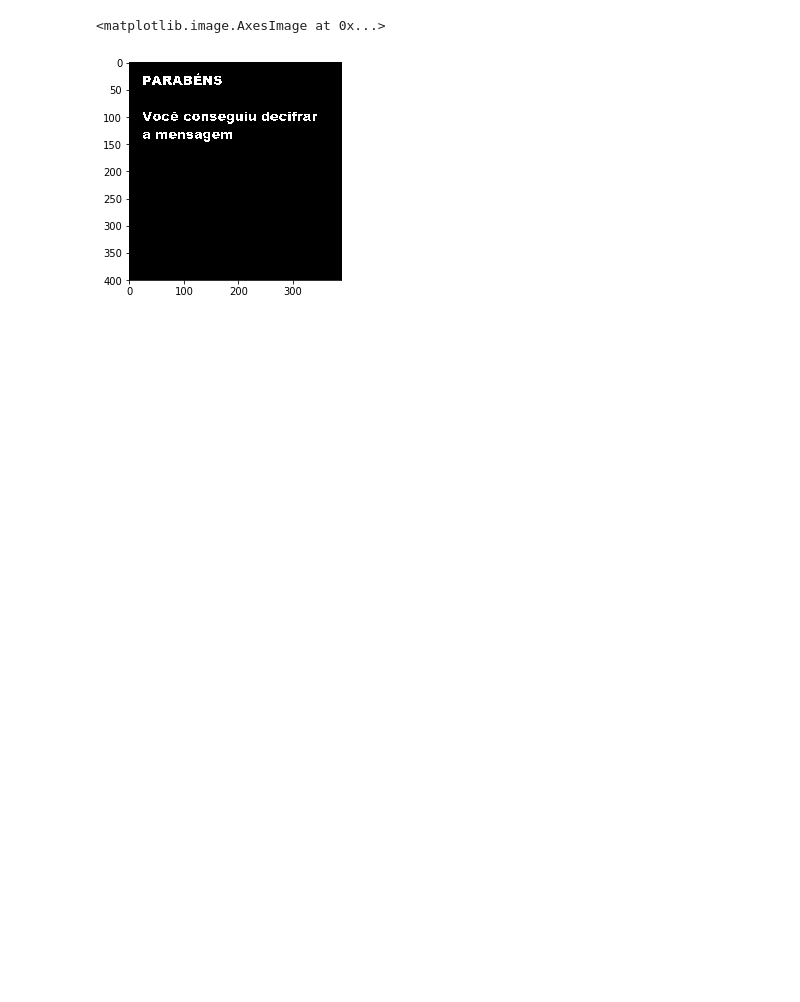
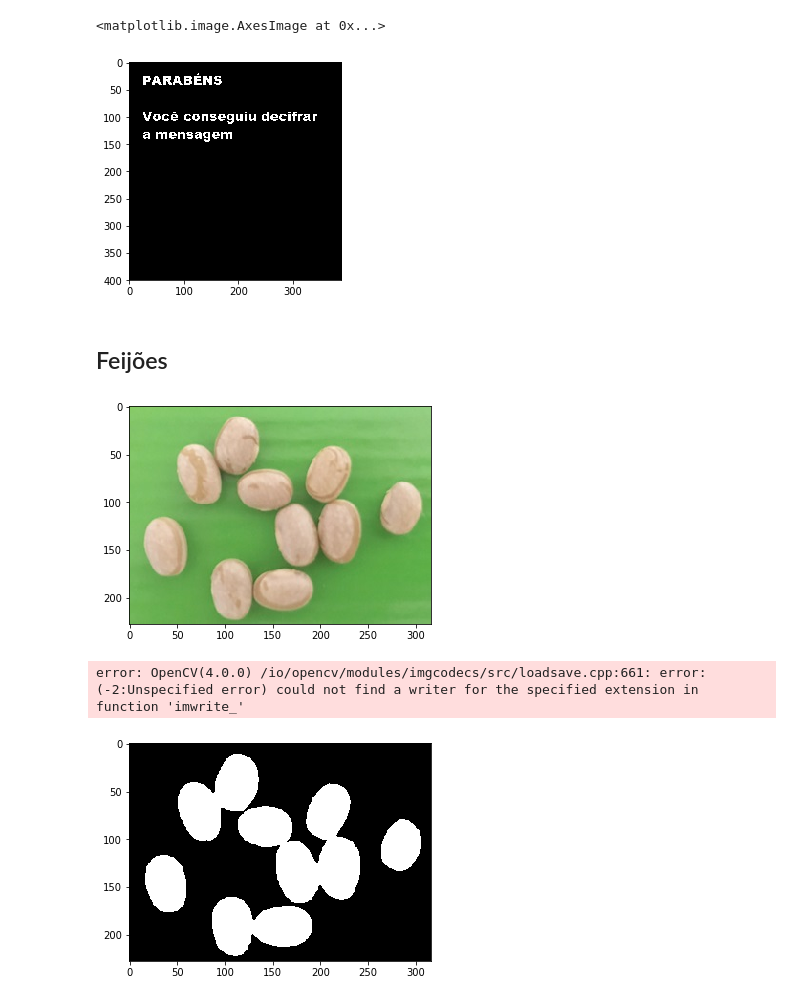
Before and after one commit to lugope/visao, a Jupyter notebook: atividade_aula6/O_codigo_lena.ipynb, the cells around one changed output. Saved outputs shown, nothing was run; the diff lists cells and outputs as text; code cells hidden in the pictures; blank space fills up the shorter version.

Commit message:
Começando atividade de contar e colorir feijões da aula6.

```diff
--- a/atividade_aula6/O_codigo_lena.ipynb
+++ b/atividade_aula6/O_codigo_lena.ipynb
@@ -20,3 +21,37 @@ plt.imshow(img)
 # %% [output]
 <matplotlib.image.AxesImage at 0x...>
 [figure]
+# %% [markdown]
+## Feijões
+# %%
+import cv2
+import numpy as np
+import matplotlib.pyplot as plt
+
+img = cv2.imread('feijao.jpg')
+qntLinhas, qntColunas, c = img.shape
+
+B = img[:,:,0]
+G = img[:,:,1]
+R = img[:,:,2]
+
+imgTratada = np.zeros((qntLinhas, qntColunas), dtype=int)+255 #criando uma imagem toda branca (todos os pixels com valores = 255)
+# %%
+# Tratando a imagem para tranformar em uma imagem binária que separa o fundo dos feijoes
+for i in range(qntLinhas):
+    for j in range(qntColunas):
+        # Se o pixel é predominantemente verde, ele é pixel de fundo
+        if(G[i,j]>R[i,j] and G[i,j]>B[i,j]):
+            imgTratada[i,j] = 0
+
+# Mostra o antes e depois
+plt.imshow(img[:,:,::-1])
+plt.show()
+plt.imshow(imgTratada)
+
+# Salva nossa imagem binária
+cv2.imwrite('img_binaria', imgTratada)
+# %% [output]
+[figure, added]
+error: OpenCV(4.0.0) /io/opencv/modules/imgcodecs/src/loadsave.cpp:661: error: (-2:Unspecified error) could not find a writer for the specified extension in function 'imwrite_'
+[figure, added]
```
Also changed, not shown: parts of 2 cells of this notebook, 4 other files.
